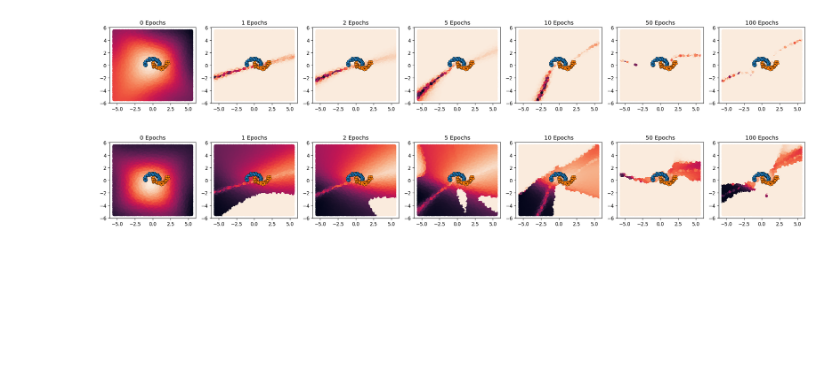
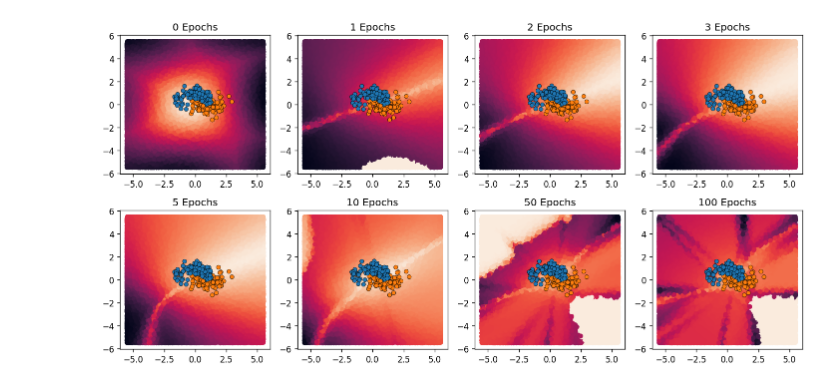
Before and after one commit to ngruenefeld/gradient_uncertainty_poc, a Jupyter notebook: gradient_uncertainty.ipynb, the cells around one changed output. Drawn from its saved outputs; the diff is of its cells as text; code cells hidden in the pictures; blank space fills up the shorter version.

```diff
--- a/gradient_uncertainty.ipynb
+++ b/gradient_uncertainty.ipynb
@@ -18,8 +19,9 @@ viz_dotsize = 125
 
 dotsize = 25
 # %%
-variant = "moons"
-# variant = 'blobs'
+# variant = "moons"
+# variant = "blobs"
+variant = "moons-unclean"
 # %%
 if variant == "moons":
     X, y = make_moons(n_samples=1000, noise=0.1, random_state=42)
@@ -155,7 +150,7 @@ else:
 model = Model()
 epochs = 100
 
-checkpoints = [1, 2, 5, 10, 50, 100]
+checkpoints = [1, 2, 3, 5, 10, 50, 100]
 grad_norm_grids = {}
 grad_flip_norm_grids = {}
 
@@ -283,0 +281,22 @@ plt.savefig("figures/loss_uncertainty.png", transparent=True)
+# %%
+plt_width = 4
+plt_height = len(grad_norm_grids) // plt_width
+
+fig, axs = plt.subplots(
+    plt_height, plt_width, figsize=(plt_width * plot_size, plt_height * plot_size)
+)
+for i, checkpoint in enumerate(grad_norm_grids):
+    draw_grad_norm_grid(
+        test_x,
+        y_hat.T[0].round(),
+        viz_x,
+        grad_norm_grids[checkpoint],
+        axs[i//plt_width][i%plt_width],
+        title=f"{checkpoint} Epochs",
+        class_labels=False,
+    )
+
+plt.tight_layout()
+
+os.makedirs(f"figures/{variant}", exist_ok=True)
+plt.savefig(f"figures/{variant}/gradient_uncertainty.png", transparent=True)
@@ -284,40 +305,21 @@ plt.savefig("figures/loss_uncertainty.png", transparent=True)
 # %%
 fig, axs = plt.subplots(
-    1, len(grad_norm_grids), figsize=(len(grad_norm_grids) * plot_size, plot_size)
+    plt_height, plt_width, figsize=(plt_width * plot_size, plt_height * plot_size)
 )
-for i, checkpoint in enumerate(grad_norm_grids):
+for i, checkpoint in enumerate(grad_flip_norm_grids):
     draw_grad_norm_grid(
         test_x,
         y_hat.T[0].round(),
         viz_x,
-        grad_norm_grids[checkpoint],
-        axs[i],
+        grad_flip_norm_grids[checkpoint],
+        axs[i//plt_width][i%plt_width],
         title=f"{checkpoint} Epochs",
         class_labels=False,
     )
 
 plt.tight_layout()
 
-plt.savefig("figures/gradient_uncertainty.png", transparent=True)
+os.makedirs(f"figures/{variant}", exist_ok=True)
+plt.savefig(f"figures/{variant}/gradient_flipped_uncertainty.png", transparent=True)
 # %% [output]
-[figure, old version]
+[figure, new version]
-# %%
-fig, axs = plt.subplots(
-    1, len(grad_flip_norm_grids), figsize=(len(grad_flip_norm_grids) * plot_size, plot_size)
-)
-for i, checkpoint in enumerate(grad_flip_norm_grids):
-    draw_grad_norm_grid(
-        test_x,
-        y_hat.T[0].round(),
-        viz_x,
-        grad_flip_norm_grids[checkpoint],
-        axs[i],
-        title=f"{checkpoint} Epochs",
-        class_labels=False,
-    )
-
-plt.tight_layout()
-
-plt.savefig("figures/gradient_flipped_uncertainty.png", transparent=True)
-# %% [output]
-[figure, removed]
```
Also changed, not shown: parts of 10 cells of this notebook, 12 other files.
